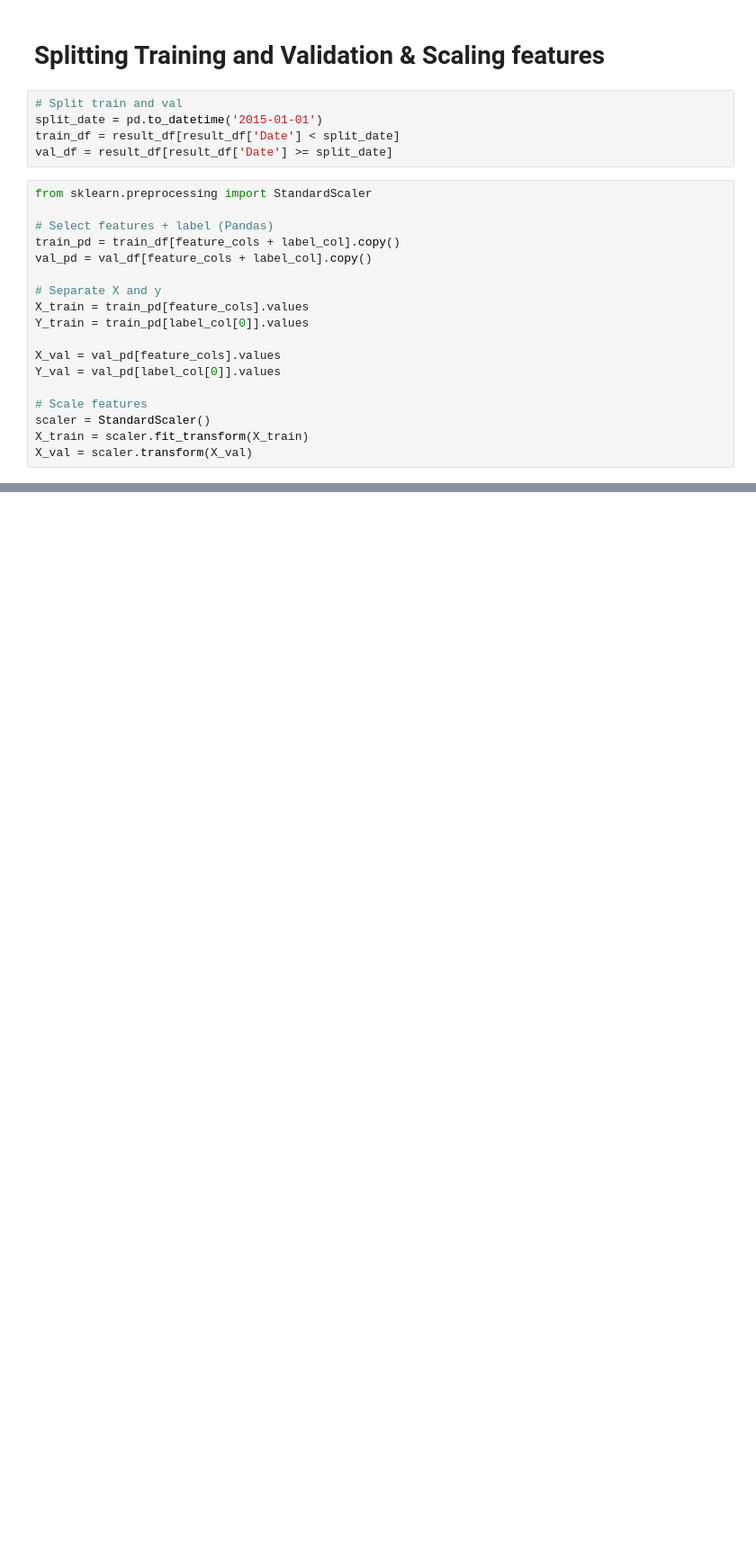
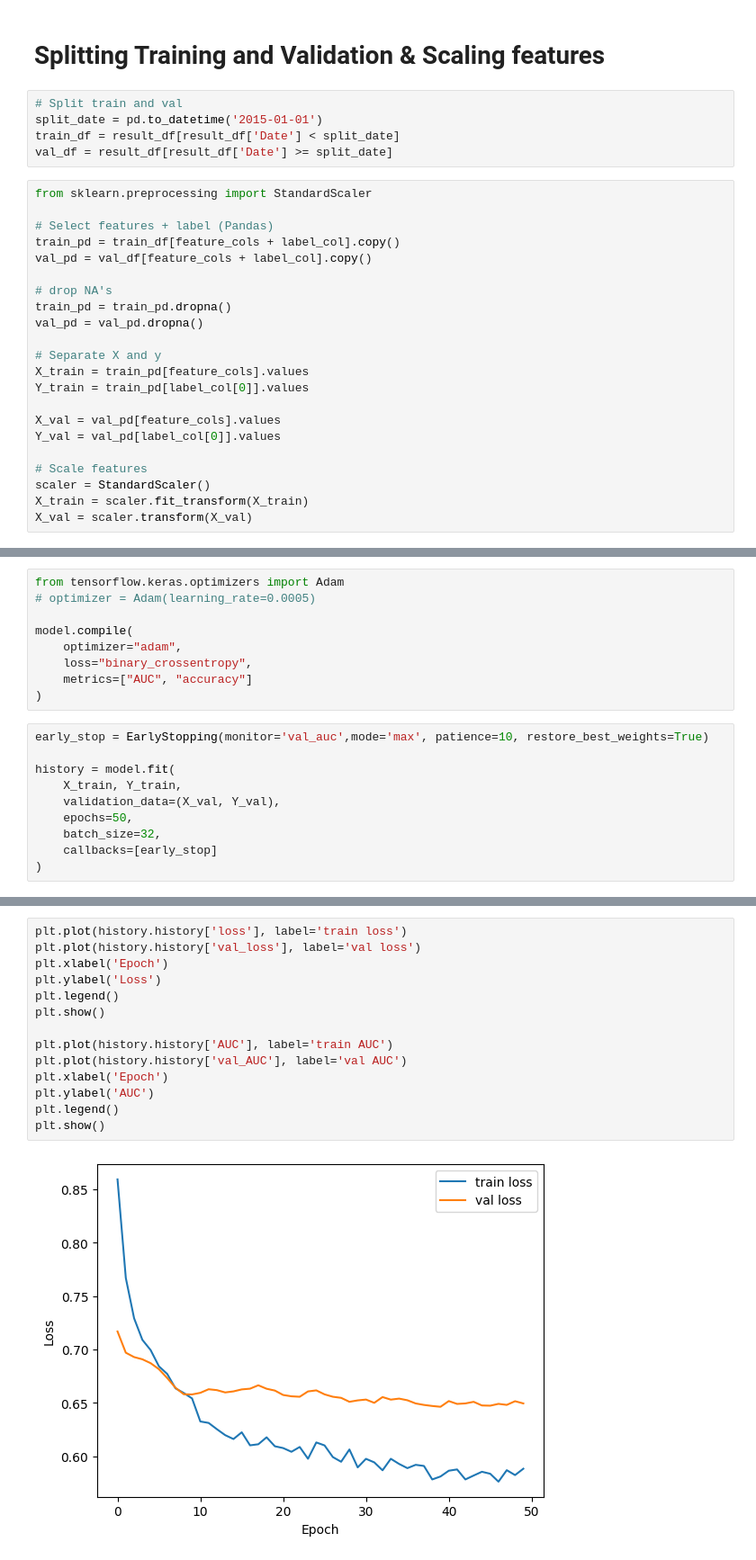
Before and after one commit to andreydesousa92-byte/ML_models, a Jupyter notebook: Intermitent_Sales_Classification.ipynb, the cells around one changed output, grey strips where cells are left out. Shown at 90% size. Drawn from its saved outputs; the diff is of its cells as text; blank space fills up the shorter version.

```diff
--- a/Intermitent_Sales_Classification.ipynb
+++ b/Intermitent_Sales_Classification.ipynb
@@ -442,6 +442,10 @@ from sklearn.preprocessing import StandardScaler
 # Select features + label (Pandas)
 train_pd = train_df[feature_cols + label_col].copy()
 val_pd = val_df[feature_cols + label_col].copy()
+
+# drop NA's
+train_pd = train_pd.dropna()
+val_pd = val_pd.dropna()
 
 # Separate X and y
 X_train = train_pd[feature_cols].values
@@ -456,0 +522,19 @@ X_val = scaler.transform(X_val)
+# %%
+from tensorflow.keras.optimizers import Adam
+# optimizer = Adam(learning_rate=0.0005)
+
+model.compile(
+    optimizer="adam",
+    loss="binary_crossentropy",
+    metrics=["AUC", "accuracy"]
+)
+# %%
+early_stop = EarlyStopping(monitor='val_auc',mode='max', patience=10, restore_best_weights=True)
+
+history = model.fit(
+    X_train, Y_train,
+    validation_data=(X_val, Y_val),
+    epochs=50,
+    batch_size=32,
+    callbacks=[early_stop]
+)
@@ -456,0 +584,16 @@ X_val = scaler.transform(X_val)
+# %%
+plt.plot(history.history['loss'], label='train loss')
+plt.plot(history.history['val_loss'], label='val loss')
+plt.xlabel('Epoch')
+plt.ylabel('Loss')
+plt.legend()
+plt.show()
+
+plt.plot(history.history['AUC'], label='train AUC')
+plt.plot(history.history['val_AUC'], label='val AUC')
+plt.xlabel('Epoch')
+plt.ylabel('AUC')
+plt.legend()
+plt.show()
+# %% [output]
+[figure, added]
```
Also changed, not shown: parts of 24 cells of this notebook.
